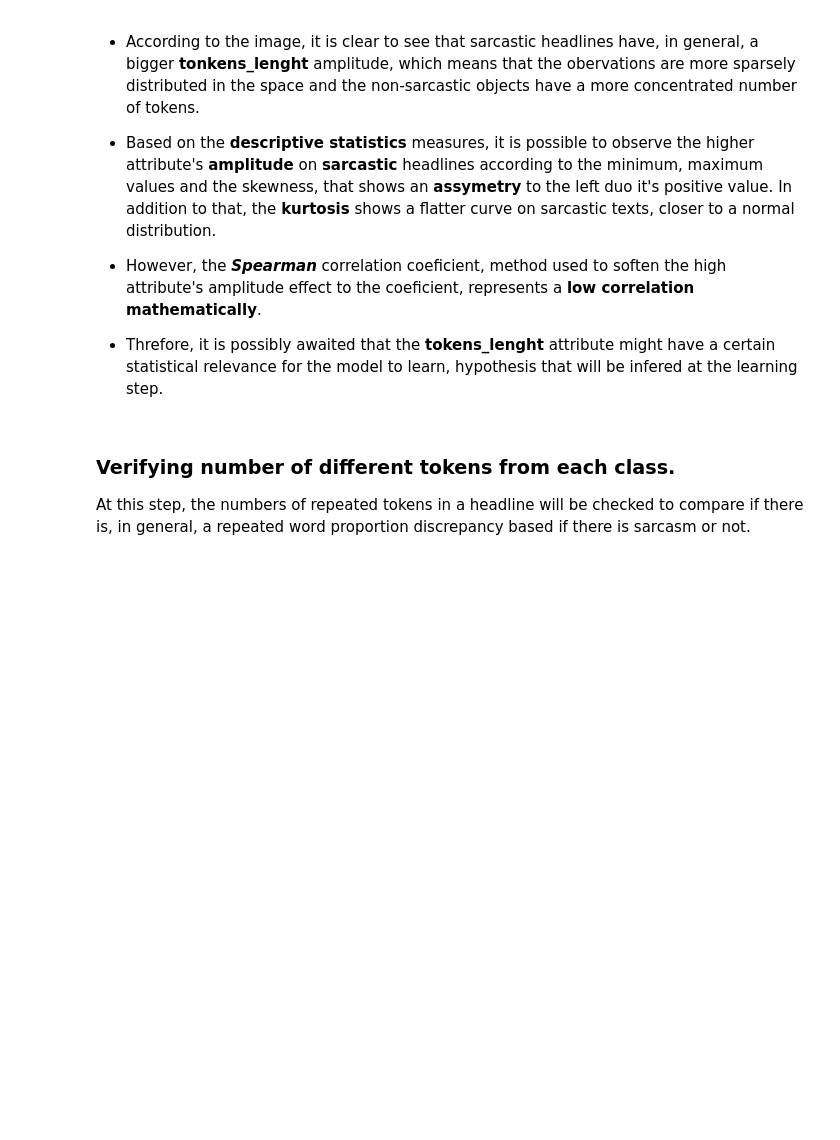
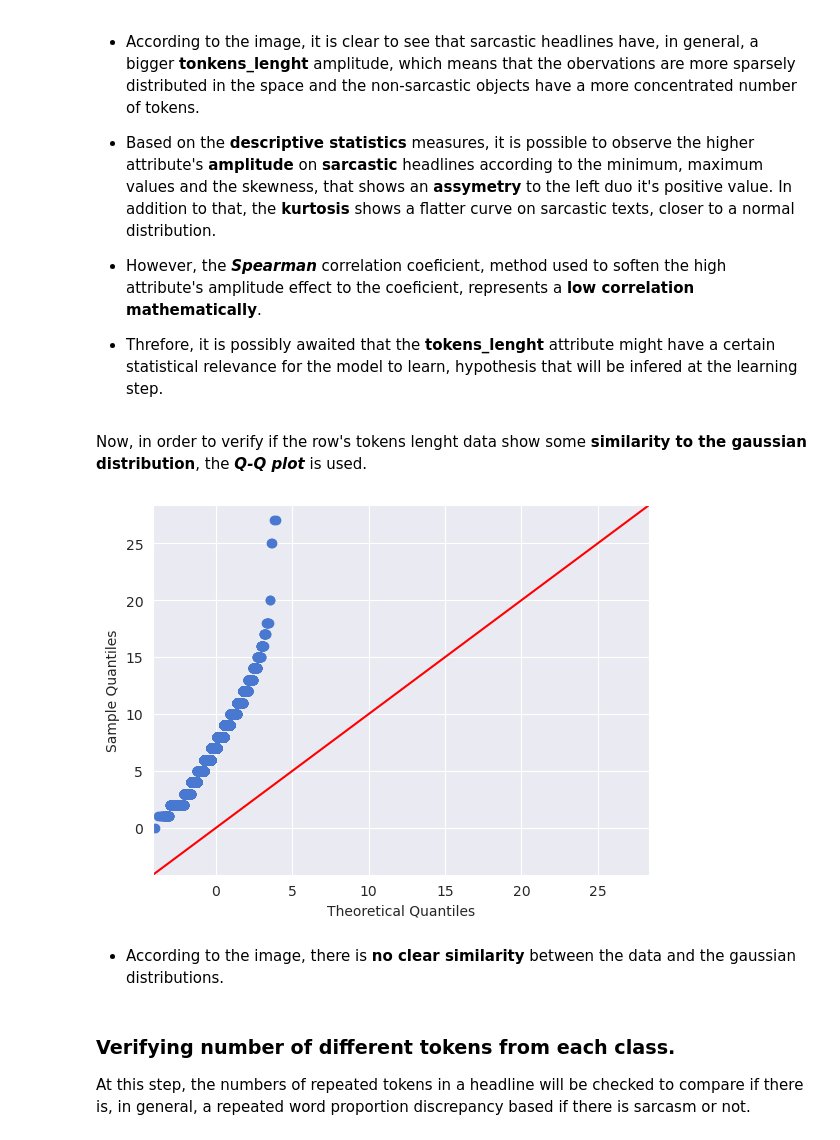
Before and after one commit to vtpaiva/sarcastic-headlines-detection, a Jupyter notebook: analysis.ipynb, the cells around one changed output. Cells and saved outputs as stored; diff of their text form; code cells hidden in the pictures; blank space fills up the shorter version.

Commit message:
Adição do Q-Q plot na análise exloratória de dados.
Adição do gráfico na distribuição do comprimento de tokens nas manchetes e no número de diferentes tokens no dataset.

```diff
--- a/analysis.ipynb
+++ b/analysis.ipynb
@@ -172,6 +172,16 @@ The spearman correlation coeficient is: 0.0800
 * However, the ***Spearman*** correlation coeficient, method used to soften the high attribute's amplitude effect to the coeficient, represents a **low correlation mathematically**.
 
 * Threfore, it is possibly awaited that the **tokens_lenght** attribute might have a certain statistical relevance for the model to learn, hypothesis that will be infered at the learning step.
+# %% [markdown]
+Now, in order to verify if the row's tokens lenght data show some **similarity to the gaussian distribution**, the ***Q-Q plot*** is used.
+# %%
+sm.qqplot(sarcasm_df['tokens_lenght'], line='45')
+
+plt.show()
+# %% [output]
+[figure, added]
+# %% [markdown]
+* According to the image, there is **no clear similarity** between the data and the gaussian distributions.
 # %% [markdown]
 ### Verifying number of **different tokens** from each class.
 
```
Also changed, not shown: parts of 9 cells of this notebook, 1 other file.
